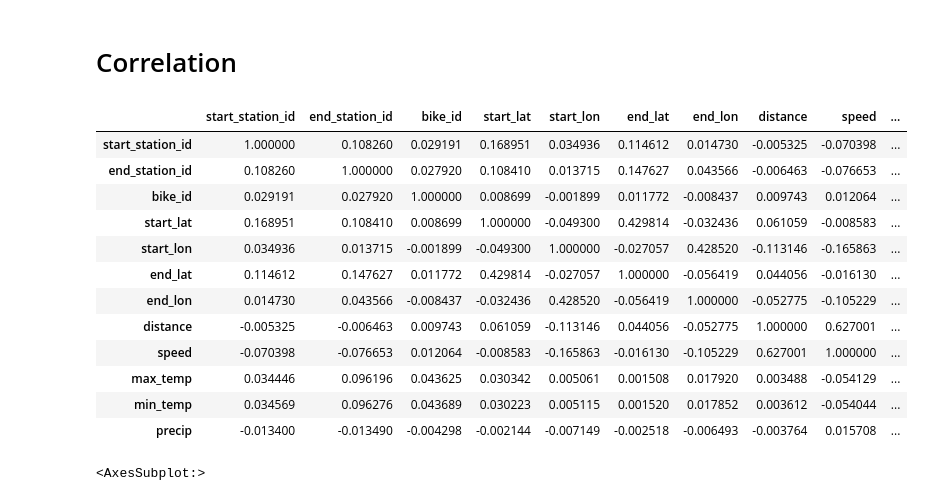
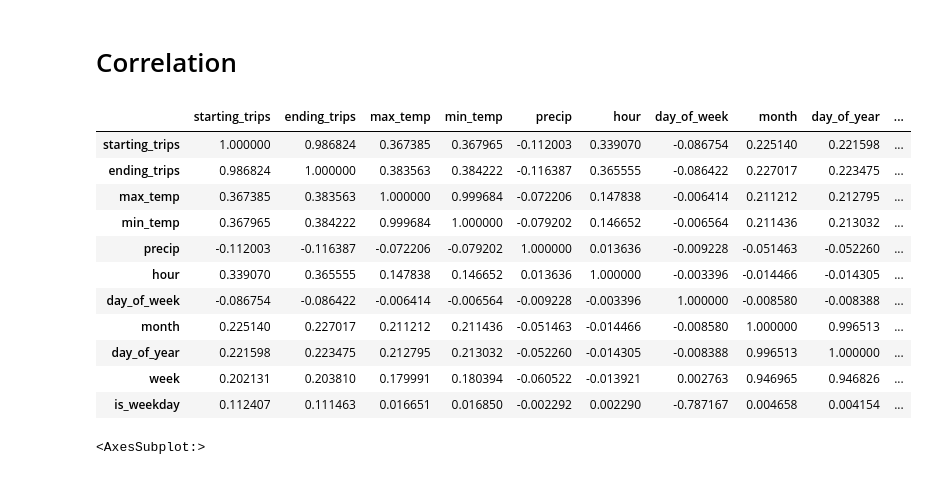
Before and after one commit to Jerematix/dataflow, a Jupyter notebook: notebooks/predictive_analytics/FTest.ipynb, the cells around one changed output. Drawn from its saved outputs; the diff is of its cells as text; code cells hidden in the pictures.

Commit message:
Linear Regression, adjust bike_trips_hourly feat.

```diff
--- a/notebooks/predictive_analytics/FTest.ipynb
+++ b/notebooks/predictive_analytics/FTest.ipynb
@@ -138,21 +141,20 @@ df_bike_trips_hourly.head()
 # %% [markdown]
 # Correlation
 # %%
-df_bike_trips.corr()
+df_bike_trips_hourly.corr()
 # %% [output]
-|  | start_station_id | end_station_id | bike_id | start_lat | start_lon | end_lat | end_lon | distance | speed | ... |
-| start_station_id | 1.000000 | 0.108260 | 0.029191 | 0.168951 | 0.034936 | 0.114612 | 0.014730 | -0.005325 | -0.070398 | ... |
-| end_station_id | 0.108260 | 1.000000 | 0.027920 | 0.108410 | 0.013715 | 0.147627 | 0.043566 | -0.006463 | -0.076653 | ... |
-| bike_id | 0.029191 | 0.027920 | 1.000000 | 0.008699 | -0.001899 | 0.011772 | -0.008437 | 0.009743 | 0.012064 | ... |
-| start_lat | 0.168951 | 0.108410 | 0.008699 | 1.000000 | -0.049300 | 0.429814 | -0.032436 | 0.061059 | -0.008583 | ... |
-| start_lon | 0.034936 | 0.013715 | -0.001899 | -0.049300 | 1.000000 | -0.027057 | 0.428520 | -0.113146 | -0.165863 | ... |
-| end_lat | 0.114612 | 0.147627 | 0.011772 | 0.429814 | -0.027057 | 1.000000 | -0.056419 | 0.044056 | -0.016130 | ... |
-| end_lon | 0.014730 | 0.043566 | -0.008437 | -0.032436 | 0.428520 | -0.056419 | 1.000000 | -0.052775 | -0.105229 | ... |
-| distance | -0.005325 | -0.006463 | 0.009743 | 0.061059 | -0.113146 | 0.044056 | -0.052775 | 1.000000 | 0.627001 | ... |
-| speed | -0.070398 | -0.076653 | 0.012064 | -0.008583 | -0.165863 | -0.016130 | -0.105229 | 0.627001 | 1.000000 | ... |
-| max_temp | 0.034446 | 0.096196 | 0.043625 | 0.030342 | 0.005061 | 0.001508 | 0.017920 | 0.003488 | -0.054129 | ... |
-| min_temp | 0.034569 | 0.096276 | 0.043689 | 0.030223 | 0.005115 | 0.001520 | 0.017852 | 0.003612 | -0.054044 | ... |
-| precip | -0.013400 | -0.013490 | -0.004298 | -0.002144 | -0.007149 | -0.002518 | -0.006493 | -0.003764 | 0.015708 | ... |
+|  | starting_trips | ending_trips | max_temp | min_temp | precip | hour | day_of_week | month | day_of_year | ... |
+| starting_trips | 1.000000 | 0.986824 | 0.367385 | 0.367965 | -0.112003 | 0.339070 | -0.086754 | 0.225140 | 0.221598 | ... |
+| ending_trips | 0.986824 | 1.000000 | 0.383563 | 0.384222 | -0.116387 | 0.365555 | -0.086422 | 0.227017 | 0.223475 | ... |
+| max_temp | 0.367385 | 0.383563 | 1.000000 | 0.999684 | -0.072206 | 0.147838 | -0.006414 | 0.211212 | 0.212795 | ... |
+| min_temp | 0.367965 | 0.384222 | 0.999684 | 1.000000 | -0.079202 | 0.146652 | -0.006564 | 0.211436 | 0.213032 | ... |
+| precip | -0.112003 | -0.116387 | -0.072206 | -0.079202 | 1.000000 | 0.013636 | -0.009228 | -0.051463 | -0.052260 | ... |
+| hour | 0.339070 | 0.365555 | 0.147838 | 0.146652 | 0.013636 | 1.000000 | -0.003396 | -0.014466 | -0.014305 | ... |
+| day_of_week | -0.086754 | -0.086422 | -0.006414 | -0.006564 | -0.009228 | -0.003396 | 1.000000 | -0.008580 | -0.008388 | ... |
+| month | 0.225140 | 0.227017 | 0.211212 | 0.211436 | -0.051463 | -0.014466 | -0.008580 | 1.000000 | 0.996513 | ... |
+| day_of_year | 0.221598 | 0.223475 | 0.212795 | 0.213032 | -0.052260 | -0.014305 | -0.008388 | 0.996513 | 1.000000 | ... |
+| week | 0.202131 | 0.203810 | 0.179991 | 0.180394 | -0.060522 | -0.013921 | 0.002763 | 0.946965 | 0.946826 | ... |
+| is_weekday | 0.112407 | 0.111463 | 0.016651 | 0.016850 | -0.002292 | 0.002290 | -0.787167 | 0.004658 | 0.004154 | ... |
 # %%
 corr = df_bike_trips_hourly.corr()
 
```
Also changed, not shown: parts of 7 cells of this notebook, 3 other files.
